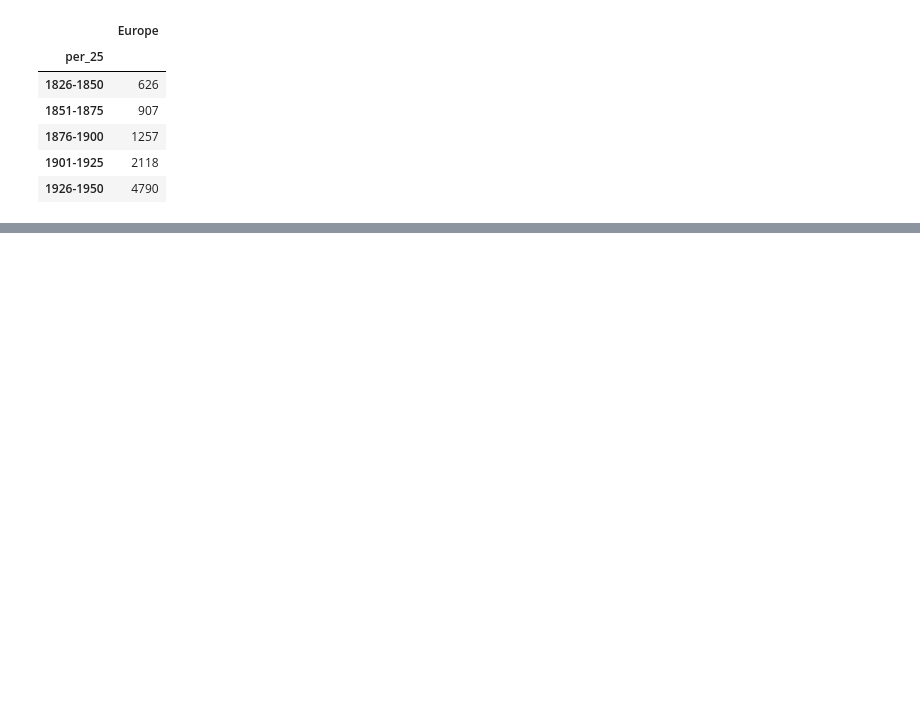
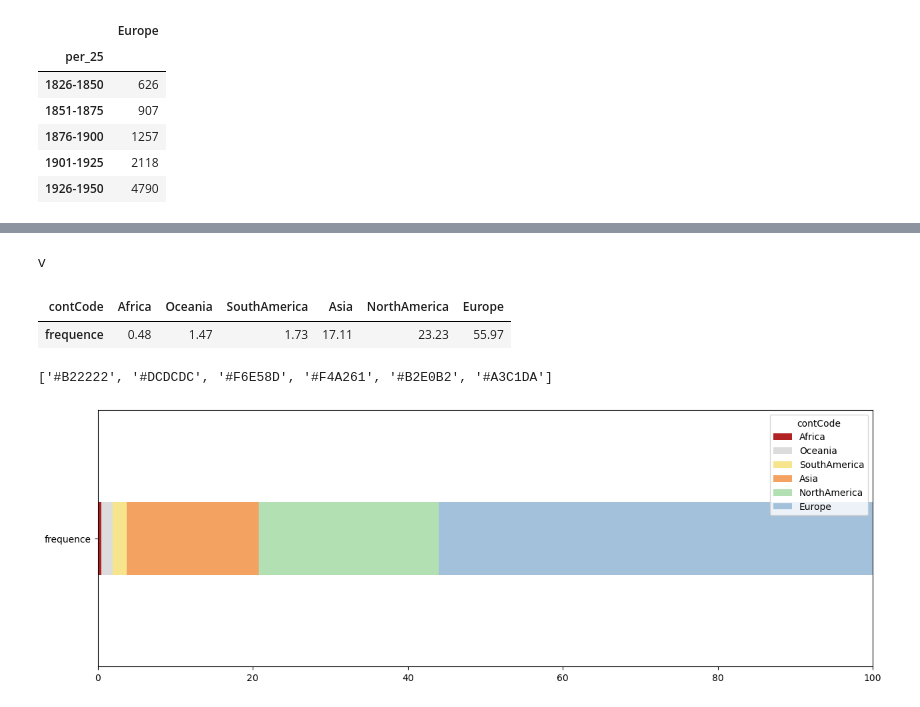
Before and after one commit to Chiodo53/astronomers, a Jupyter notebook: notebooks_jupyter/wikidata_exploration/wdt_distribution_continents_triplestore.ipynb, the cells around one changed output, grey strips where cells are left out. Drawn from its saved outputs; the diff is of its cells as text; code cells hidden in the pictures; blank space fills up the shorter version.

```diff
--- a/notebooks_jupyter/wikidata_exploration/wdt_distribution_continents_triplestore.ipynb
+++ b/notebooks_jupyter/wikidata_exploration/wdt_distribution_continents_triplestore.ipynb
@@ -325,0 +337,30 @@ plt.show()
+# %% [markdown]
+v
+# %%
+
+
+### Regrouper et compter
+df_contCode_20e_s = df_p[df_p['birthYear'] > 1900 ].groupby('contCode').size()
+df_contCode_20e_s = pd.DataFrame(df_contCode_20e_s.sort_values(ascending = True))
+df_contCode_20e_s.columns=['effectif']
+
+df_contCode_20e_s['frequence'] = (100 * df_contCode_20e_s['effectif'] \
+                                   / df_contCode_20e_s['effectif'].sum()).round(2)
+ljt = pd.DataFrame(df_contCode_20e_s['frequence']).T
+ljt
+# %% [output]
+| contCode | Africa | Oceania | SouthAmerica | Asia | NorthAmerica | Europe |
+| frequence | 0.48 | 1.47 | 1.73 | 17.11 | 23.23 | 55.97 |
+# %%
+
+cp = list(reversed(color_palette))
+print(cp)
+### Pandas plot reference
+# https://pandas.pydata.org/pandas-docs/stable/reference/api/pandas.DataFrame.plot.html
+## Barplots
+# https://www.shanelynn.ie/bar-plots-in-python-using-pandas-dataframes/
+
+fig = ljt.plot(kind='barh', stacked=True, figsize=(15,5), color=cp, width=0.2, xlim=[0,100])
+# %% [output]
+['#B22222', '#DCDCDC', '#F6E58D', '#F4A261', '#B2E0B2', '#A3C1DA']
+[figure, added]
```
Also changed, not shown: parts of 8 cells of this notebook.
